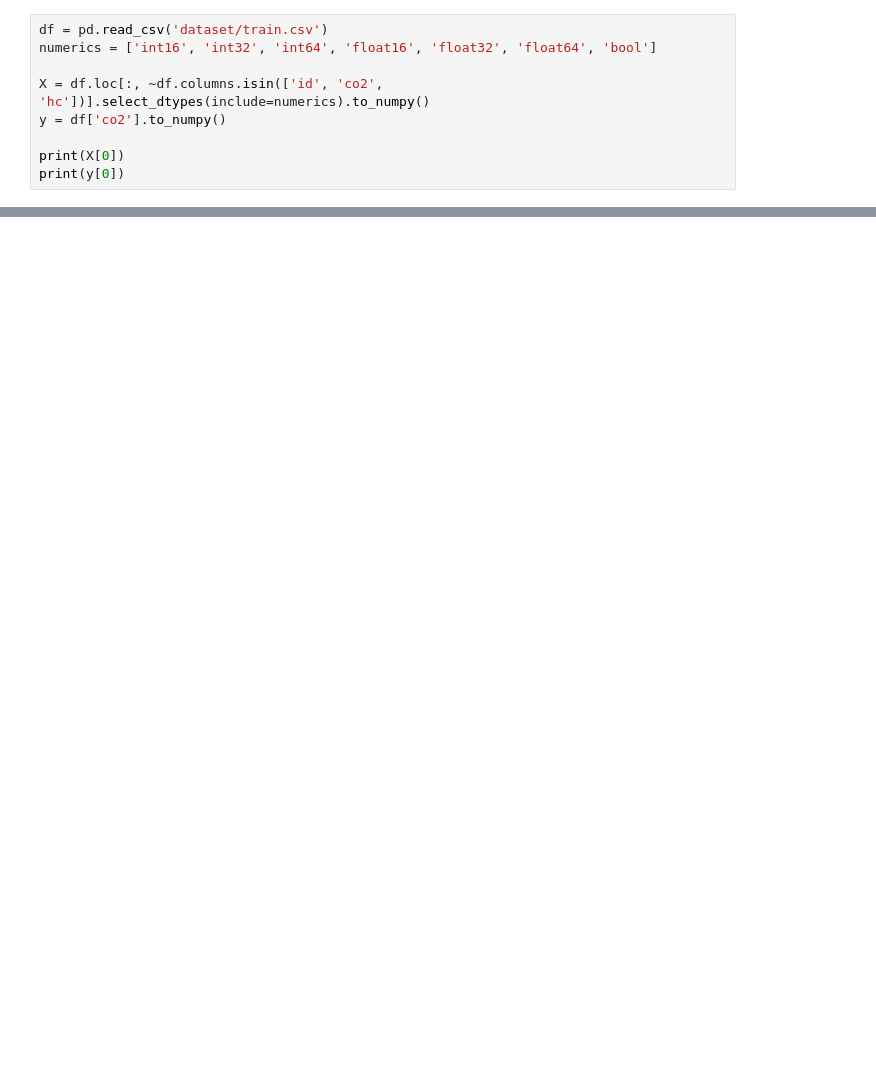
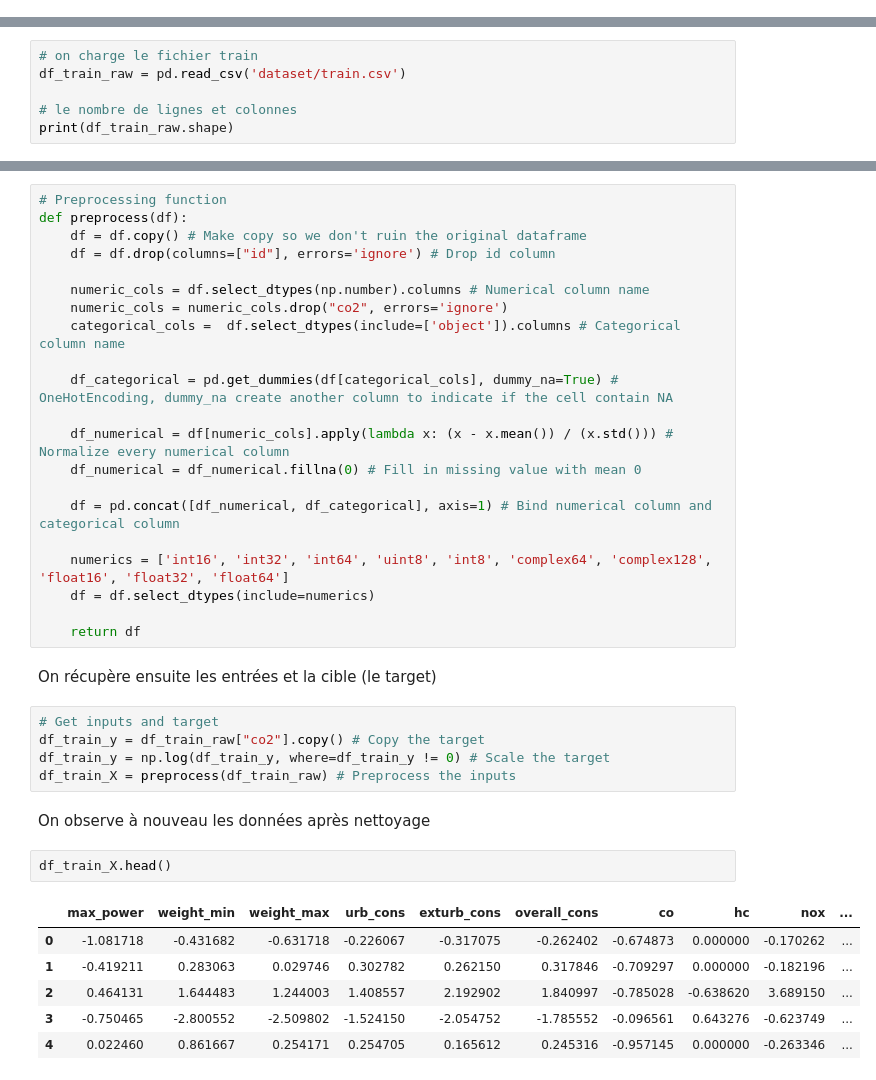
Before and after one commit to swordfatih/INSA-ML, a Jupyter notebook: regression/regression.ipynb, the cells around one changed output, grey strips where cells are left out. Drawn from its saved outputs; the diff is of its cells as text; blank space fills up the shorter version.

```diff
--- a/regression/regression.ipynb
+++ b/regression/regression.ipynb
@@ -21,9 +0,0 @@ from sklearn.datasets import fetch_california_housing
-# %%
-df = pd.read_csv('dataset/train.csv')
-numerics = ['int16', 'int32', 'int64', 'float16', 'float32', 'float64', 'bool']
-
-X = df.loc[:, ~df.columns.isin(['id', 'co2', 'hc'])].select_dtypes(include=numerics).to_numpy()
-y = df['co2'].to_numpy()
-
-print(X[0])
-print(y[0])
@@ -136,0 +34,6 @@ TypeError: Expected state_dict to be dict-like, got <class 'NoneType'>.
+# %%
+# on charge le fichier train
+df_train_raw = pd.read_csv('dataset/train.csv')
+
+# le nombre de lignes et colonnes
+print(df_train_raw.shape)
@@ -136,0 +74,39 @@ TypeError: Expected state_dict to be dict-like, got <class 'NoneType'>.
+# %%
+# Preprocessing function
+def preprocess(df):
+    df = df.copy() # Make copy so we don't ruin the original dataframe
+    df = df.drop(columns=["id"], errors='ignore') # Drop id column
+
+    numeric_cols = df.select_dtypes(np.number).columns # Numerical column name
+    numeric_cols = numeric_cols.drop("co2", errors='ignore')
+    categorical_cols =  df.select_dtypes(include=['object']).columns # Categorical column name
+
+    df_categorical = pd.get_dummies(df[categorical_cols], dummy_na=True) # OneHotEncoding, dummy_na create another column to indicate if the cell contain NA
+
+    df_numerical = df[numeric_cols].apply(lambda x: (x - x.mean()) / (x.std())) # Normalize every numerical column
+    df_numerical = df_numerical.fillna(0) # Fill in missing value with mean 0
+
+    df = pd.concat([df_numerical, df_categorical], axis=1) # Bind numerical column and categorical column
+
+    numerics = ['int16', 'int32', 'int64', 'uint8', 'int8', 'complex64', 'complex128', 'float16', 'float32', 'float64']
+    df = df.select_dtypes(include=numerics)
+
+    return df
+# %% [markdown]
+On récupère ensuite les entrées et la cible (le target)
+# %%
+# Get inputs and target
+df_train_y = df_train_raw["co2"].copy() # Copy the target
+df_train_y = np.log(df_train_y, where=df_train_y != 0) # Scale the target
+df_train_X = preprocess(df_train_raw) # Preprocess the inputs
+# %% [markdown]
+On observe à nouveau les données après nettoyage
+# %%
+df_train_X.head()
+# %% [output]
+|  | max_power | weight_min | weight_max | urb_cons | exturb_cons | overall_cons | co | hc | nox | ... |
+| 0 | -1.081718 | -0.431682 | -0.631718 | -0.226067 | -0.317075 | -0.262402 | -0.674873 | 0.000000 | -0.170262 | ... |
+| 1 | -0.419211 | 0.283063 | 0.029746 | 0.302782 | 0.262150 | 0.317846 | -0.709297 | 0.000000 | -0.182196 | ... |
+| 2 | 0.464131 | 1.644483 | 1.244003 | 1.408557 | 2.192902 | 1.840997 | -0.785028 | -0.638620 | 3.689150 | ... |
+| 3 | -0.750465 | -2.800552 | -2.509802 | -1.524150 | -2.054752 | -1.785552 | -0.096561 | 0.643276 | -0.623749 | ... |
+| 4 | 0.022460 | 0.861667 | 0.254171 | 0.254705 | 0.165612 | 0.245316 | -0.957145 | 0.000000 | -0.263346 | ... |
```
Also changed, not shown: parts of 57 cells of this notebook, 1 other file.
